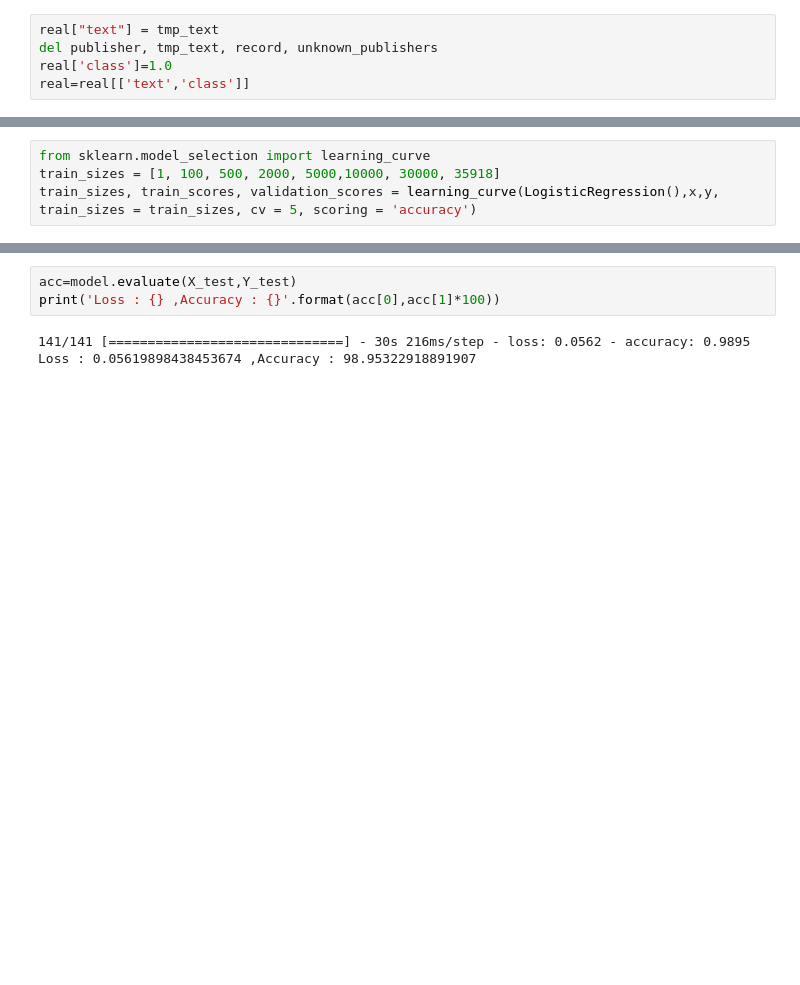
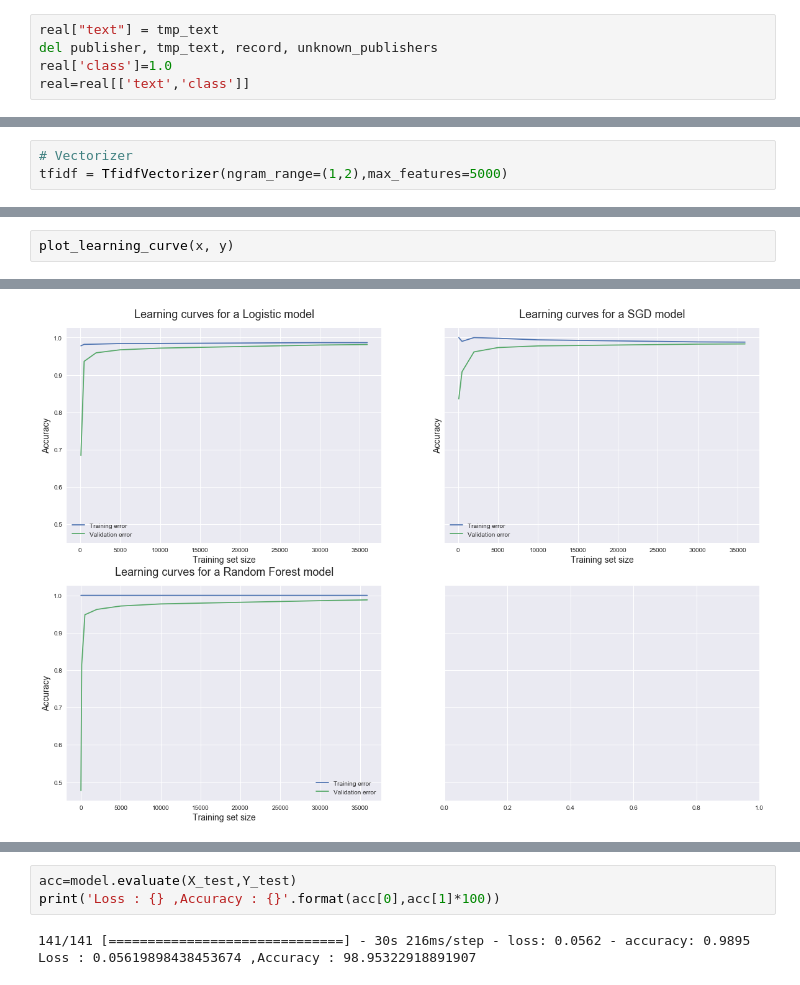
Before and after one commit to Luciferxx/Fake-News-Detection, a Jupyter notebook: Fake News.ipynb, the cells around one changed output, grey strips where cells are left out. Drawn from its saved outputs; the diff is of its cells as text; blank space fills up the shorter version.

```diff
--- a/Fake News.ipynb
+++ b/Fake News.ipynb
@@ -166,4 +108,0 @@ len(x)
-# %%
-from sklearn.model_selection import learning_curve
-train_sizes = [1, 100, 500, 2000, 5000,10000, 30000, 35918]
-train_sizes, train_scores, validation_scores = learning_curve(LogisticRegression(),x,y, train_sizes = train_sizes, cv = 5, scoring = 'accuracy')
@@ -258,0 +152,3 @@ plt.show()
+# %%
+# Vectorizer
+tfidf = TfidfVectorizer(ngram_range=(1,2),max_features=5000)
@@ -258,0 +325,3 @@ plt.show()
+# %%
+plot_learning_curve(x, y)
+# %% [output]
@@ -258,0 +329 @@ plt.show()
+[figure, added]
```
Also changed, not shown: parts of 67 cells of this notebook, 5 other files.
